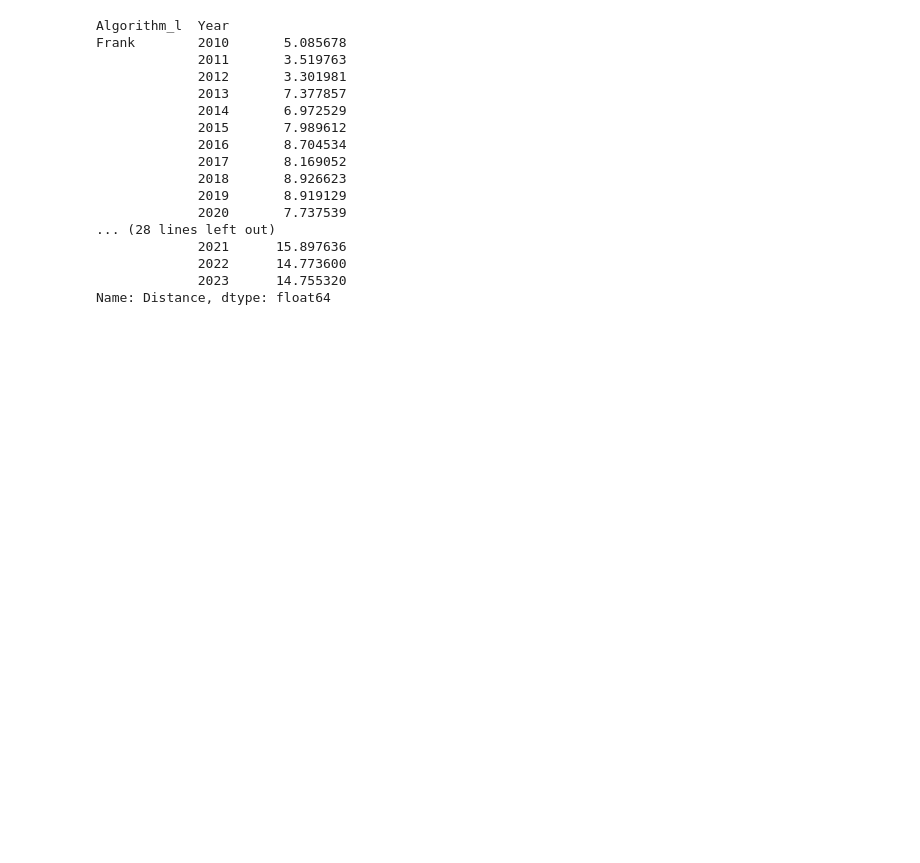
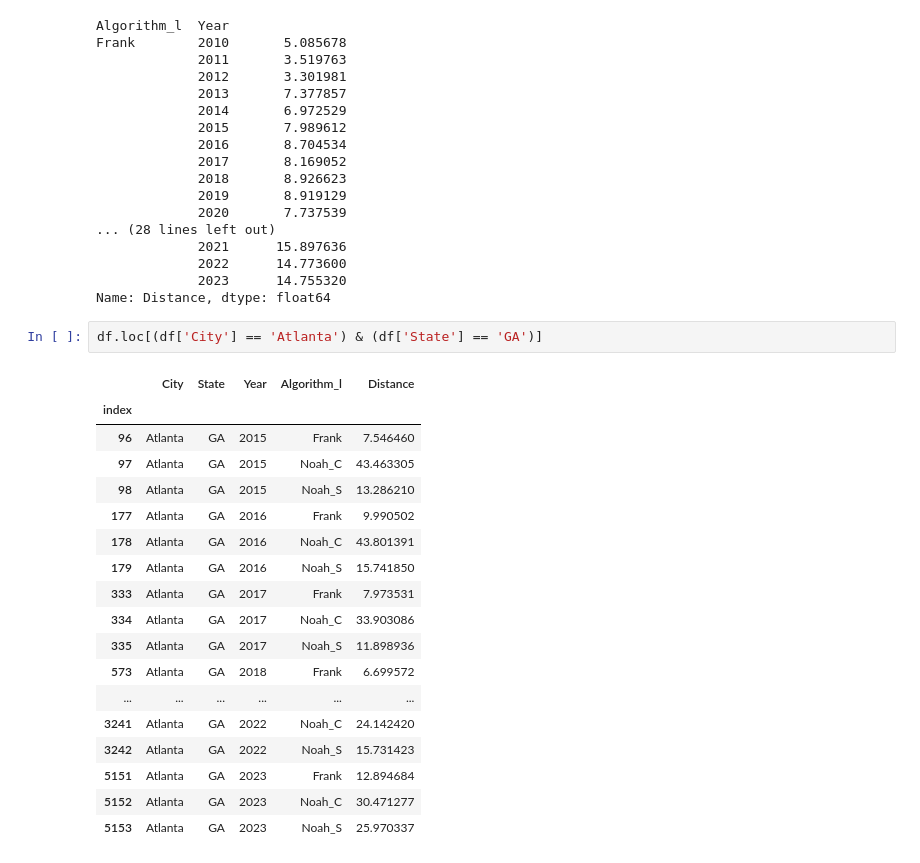
Before and after one commit to noahcasey21/ev_charging_predictor, a Jupyter notebook: experiments.ipynb, the cells around one changed output. Cells and saved outputs as stored; diff of their text form; blank space fills up the shorter version.

```diff
--- a/experiments.ipynb
+++ b/experiments.ipynb
@@ -50,3 +50,24 @@ Frank        2010       5.085678
              2022      14.773600
              2023      14.755320
 Name: Distance, dtype: float64
+# %%
+df.loc[(df['City'] == 'Atlanta') & (df['State'] == 'GA')]
+# %% [output]
+|  | City | State | Year | Algorithm_l | Distance |
+| index |  |  |  |  |  |
+| 96 | Atlanta | GA | 2015 | Frank | 7.546460 |
+| 97 | Atlanta | GA | 2015 | Noah_C | 43.463305 |
+| 98 | Atlanta | GA | 2015 | Noah_S | 13.286210 |
+| 177 | Atlanta | GA | 2016 | Frank | 9.990502 |
+| 178 | Atlanta | GA | 2016 | Noah_C | 43.801391 |
+| 179 | Atlanta | GA | 2016 | Noah_S | 15.741850 |
+| 333 | Atlanta | GA | 2017 | Frank | 7.973531 |
+| 334 | Atlanta | GA | 2017 | Noah_C | 33.903086 |
+| 335 | Atlanta | GA | 2017 | Noah_S | 11.898936 |
+| 573 | Atlanta | GA | 2018 | Frank | 6.699572 |
+| ... | ... | ... | ... | ... | ... |
+| 3241 | Atlanta | GA | 2022 | Noah_C | 24.142420 |
+| 3242 | Atlanta | GA | 2022 | Noah_S | 15.731423 |
+| 5151 | Atlanta | GA | 2023 | Frank | 12.894684 |
+| 5152 | Atlanta | GA | 2023 | Noah_C | 30.471277 |
+| 5153 | Atlanta | GA | 2023 | Noah_S | 25.970337 |
```
Also changed, not shown: parts of 1 cell of this notebook.
